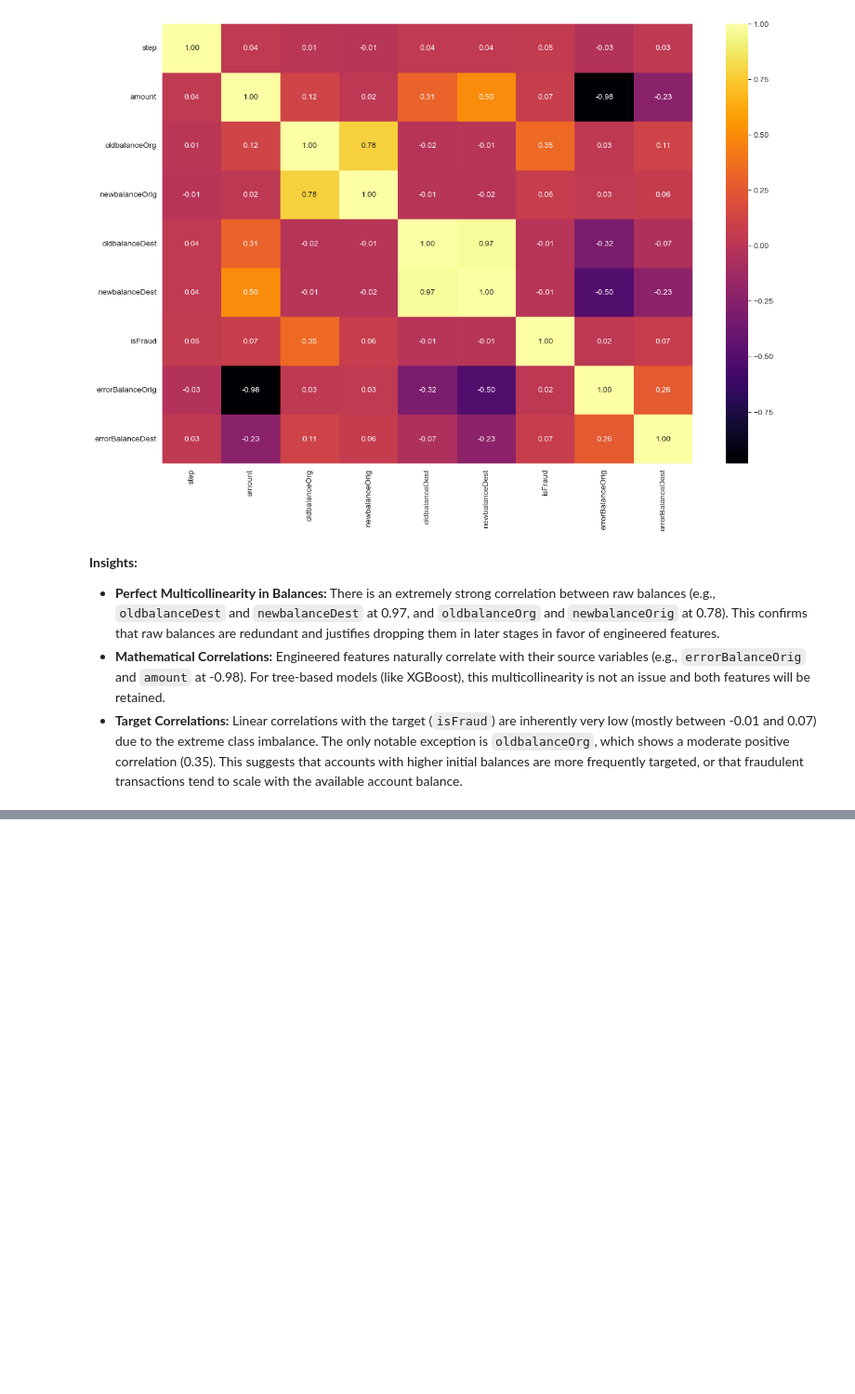
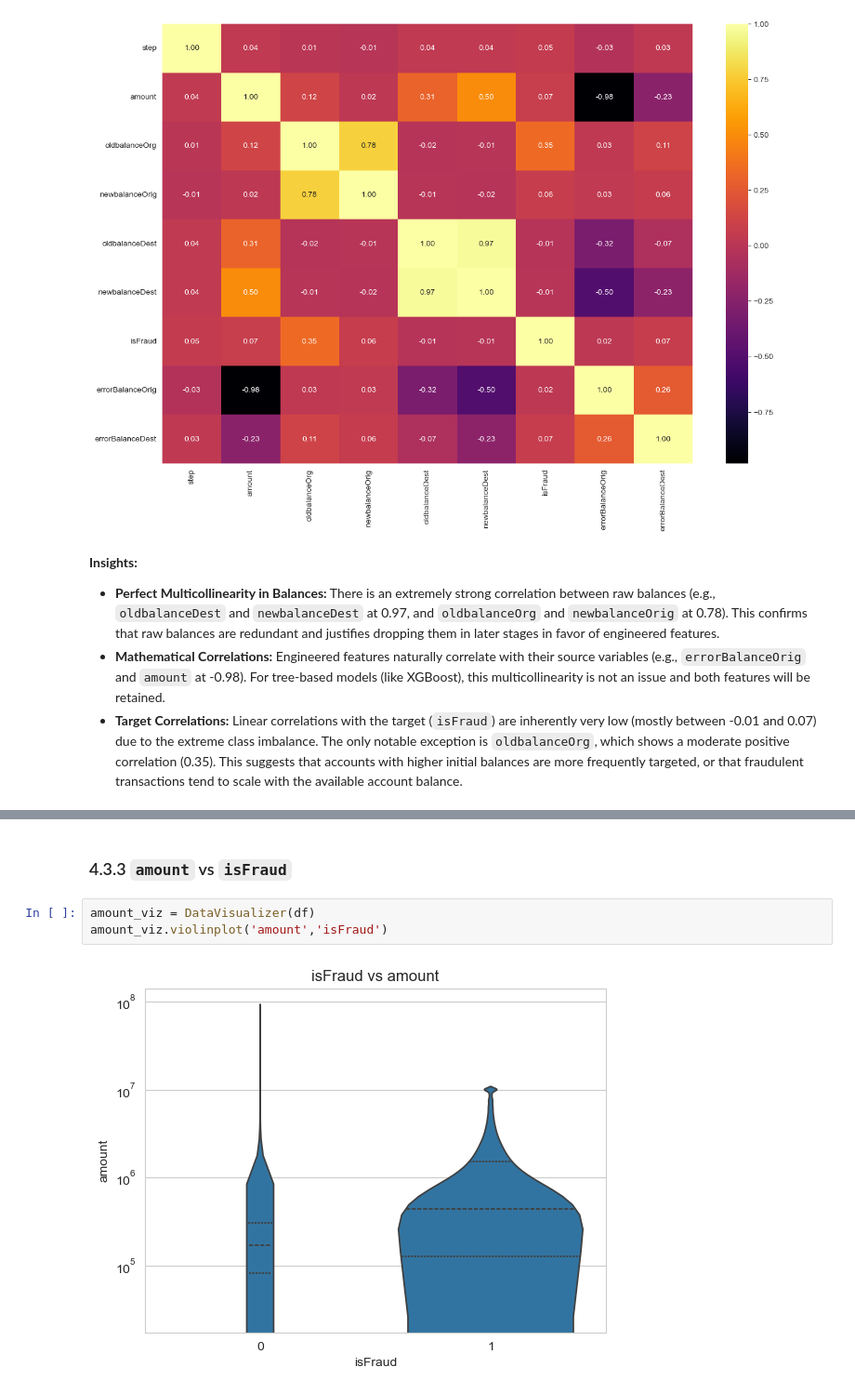
Before and after one commit to Oliwer1992/Azure-Fraud-Detection, a Jupyter notebook: notebooks/01_EDA.ipynb, the cells around one changed output, grey strips where cells are left out. Shown at 93% size. Saved outputs shown, nothing was run; the diff lists cells and outputs as text; blank space fills up the shorter version.

```diff
--- a/notebooks/01_EDA.ipynb
+++ b/notebooks/01_EDA.ipynb
@@ -279,0 +347,7 @@ corr_viz.heatmap()
+# %% [markdown]
+### 4.3.3 `amount` vs `isFraud`
+# %%
+amount_viz = DataVisualizer(df)
+amount_viz.violinplot('amount','isFraud')
+# %% [output]
+[figure, added]
```
Also changed, not shown: parts of 28 cells of this notebook.
